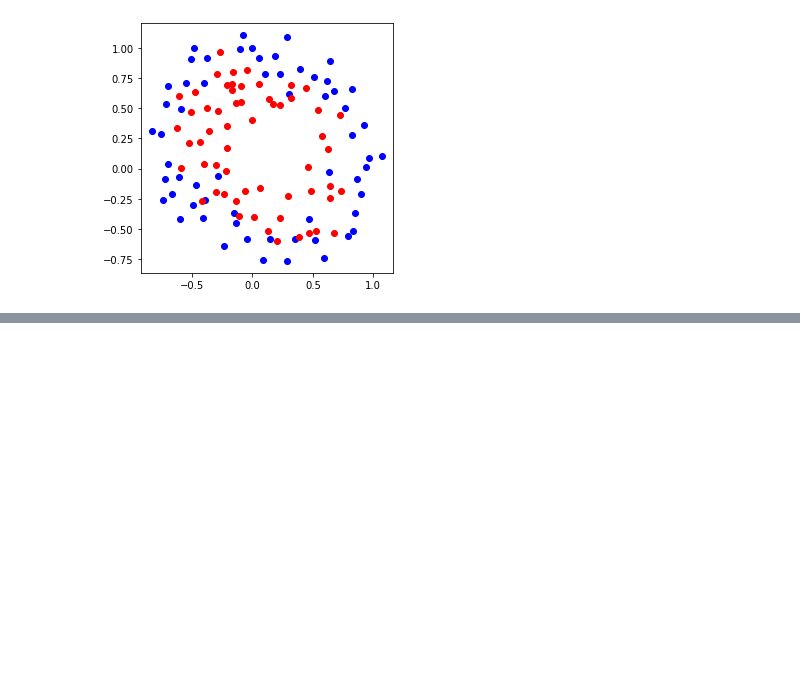
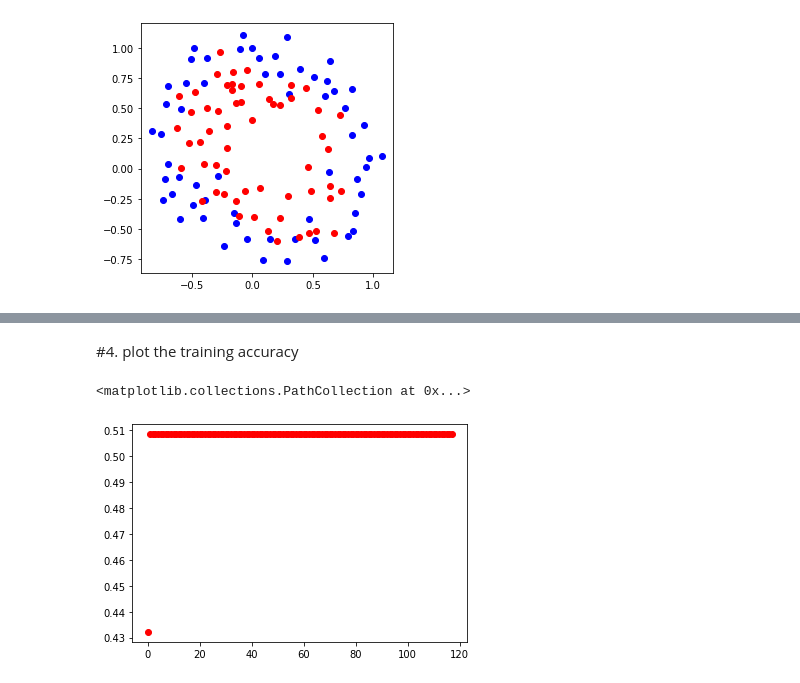
Before and after one commit to seyoung911/ClearWater, a Jupyter notebook: assignment06.ipynb, the cells around one changed output, grey strips where cells are left out. Saved outputs shown, nothing was run; the diff lists cells and outputs as text; code cells hidden in the pictures; blank space fills up the shorter version.

```diff
--- a/assignment06.ipynb
+++ b/assignment06.ipynb
@@ -37,0 +151,7 @@ plt.show()
+# %% [markdown]
+#4. plot the training accuracy
+# %%
+plt.scatter([i for i in range(len(training_Accuracy))],training_Accuracy,color='red')
+# %% [output]
+<matplotlib.collections.PathCollection at 0x...>
+[figure, added]
```
Also changed, not shown: parts of 8 cells of this notebook.
